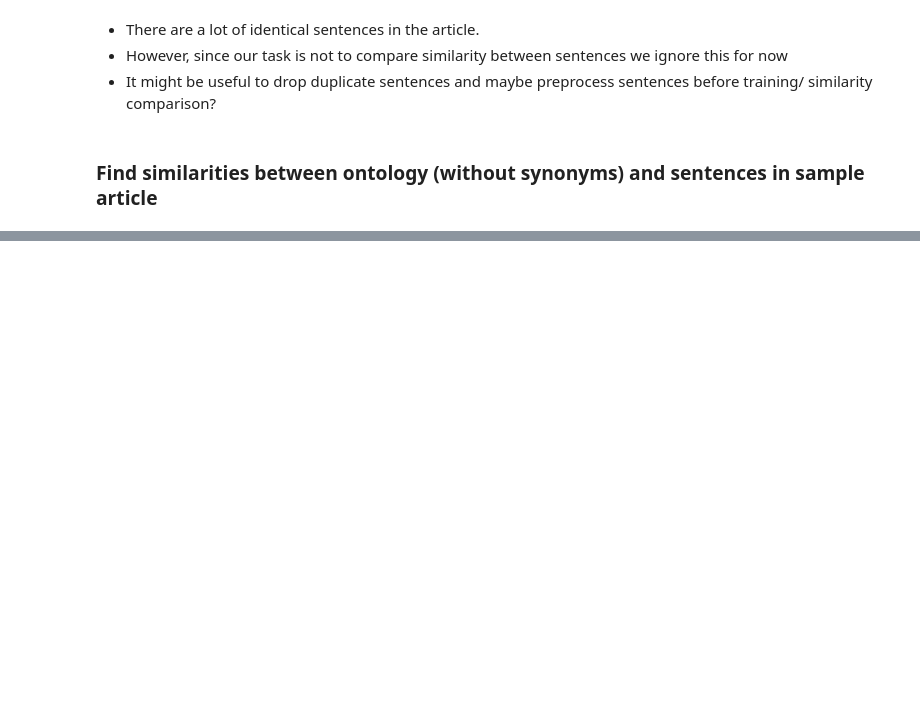
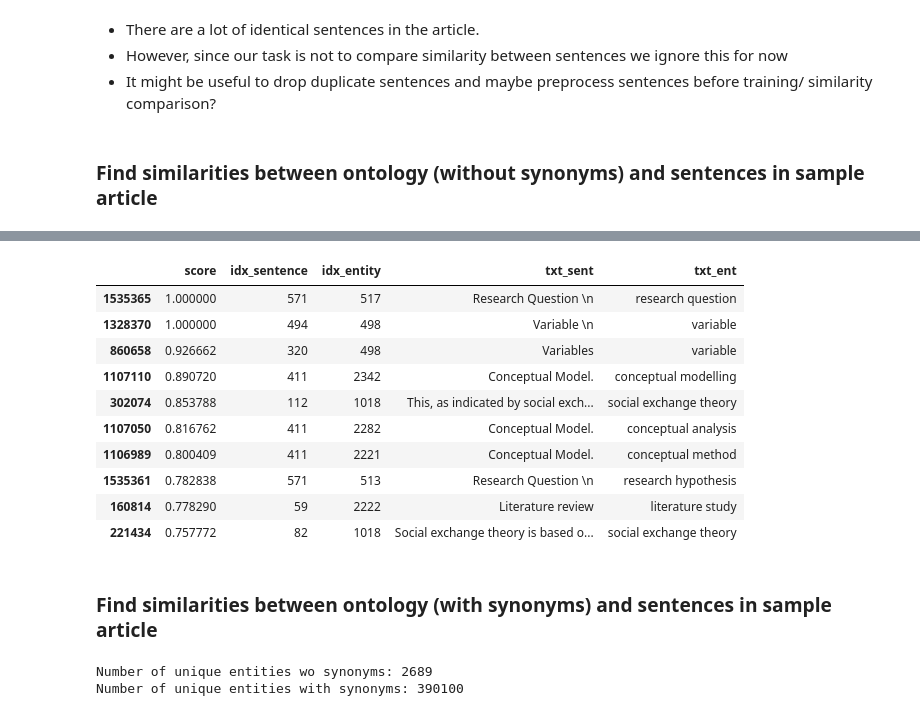
Before and after one commit to hoangminhanh/TWSM_Lab, a Jupyter notebook: Project/Notebooks/PH_EDA.ipynb, the cells around one changed output, grey strips where cells are left out. Drawn from its saved outputs; the diff is of its cells as text; code cells hidden in the pictures; blank space fills up the shorter version.

```diff
--- a/Project/Notebooks/PH_EDA.ipynb
+++ b/Project/Notebooks/PH_EDA.ipynb
@@ -159,7 +186,10 @@ Each sentence in entities can have more than one entities -> this will lead to a
 ### `isntology.csv`
 # %%
 # Load ontology
-ontology_syn = pd.read_csv("../Data/SynonymsinOntology/isontology.csv", index_col=0)
+if colab==True:
+  ontology_syn = pd.read_csv(data_path+"/Synonyms in Ontology/isontology.csv", index_col=0)
+else:
+  ontology_syn = pd.read_csv("../Data/SynonymsinOntology/isontology.csv", index_col=0)
 ontology_syn.shape
 # %% [output]
 (390838, 4)
@@ -438,0 +447,3 @@ This is an example sentence              Each sentence is converted
+# %%
+# Compute similarity between sentences and entities
+pairs_df = find_similarity_sent_ent(all_sentences, entities_unique)
@@ -438,0 +464,21 @@ This is an example sentence              Each sentence is converted
+# %%
+# Drop duplicate sentences
+pairs_df = pairs_df.drop_duplicates(subset=["txt_sent", "txt_ent"])
+# %%
+# Filter for scores >0.65
+pairs_df[pairs_df.score>0.65].shape
+pairs_df[pairs_df.score>0.65].head(10)
+# %% [output]
+|  | score | idx_sentence | idx_entity | txt_sent | txt_ent |
+| 1535365 | 1.000000 | 571 | 517 | Research Question \n | research question |
+| 1328370 | 1.000000 | 494 | 498 | Variable \n | variable |
+| 860658 | 0.926662 | 320 | 498 | Variables | variable |
+| 1107110 | 0.890720 | 411 | 2342 | Conceptual Model. | conceptual modelling |
+| 302074 | 0.853788 | 112 | 1018 | This, as indicated by social exch... | social exchange theory |
+| 1107050 | 0.816762 | 411 | 2282 | Conceptual Model. | conceptual analysis |
+| 1106989 | 0.800409 | 411 | 2221 | Conceptual Model. | conceptual method |
+| 1535361 | 0.782838 | 571 | 513 | Research Question \n | research hypothesis |
+| 160814 | 0.778290 | 59 | 2222 | Literature review | literature study |
+| 221434 | 0.757772 | 82 | 1018 | Social exchange theory is based o... | social exchange theory |
+# %% [markdown]
+### Find similarities between ontology (with synonyms) and sentences in sample article
@@ -438,0 +488,6 @@ This is an example sentence              Each sentence is converted
+# %%
+print("Number of unique entities wo synonyms:", len(entities_unique))
+print("Number of unique entities with synonyms:", len(entities_syn_unique))
+# %% [output]
+Number of unique entities wo synonyms: 2689
+Number of unique entities with synonyms: 390100
```
Also changed, not shown: parts of 22 cells of this notebook.
